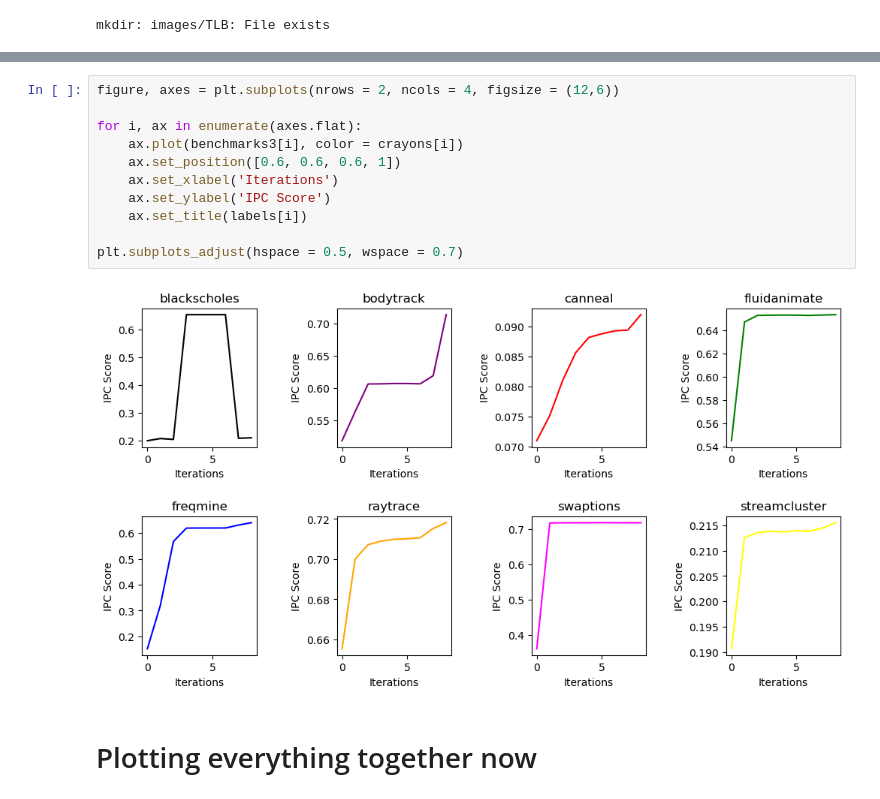
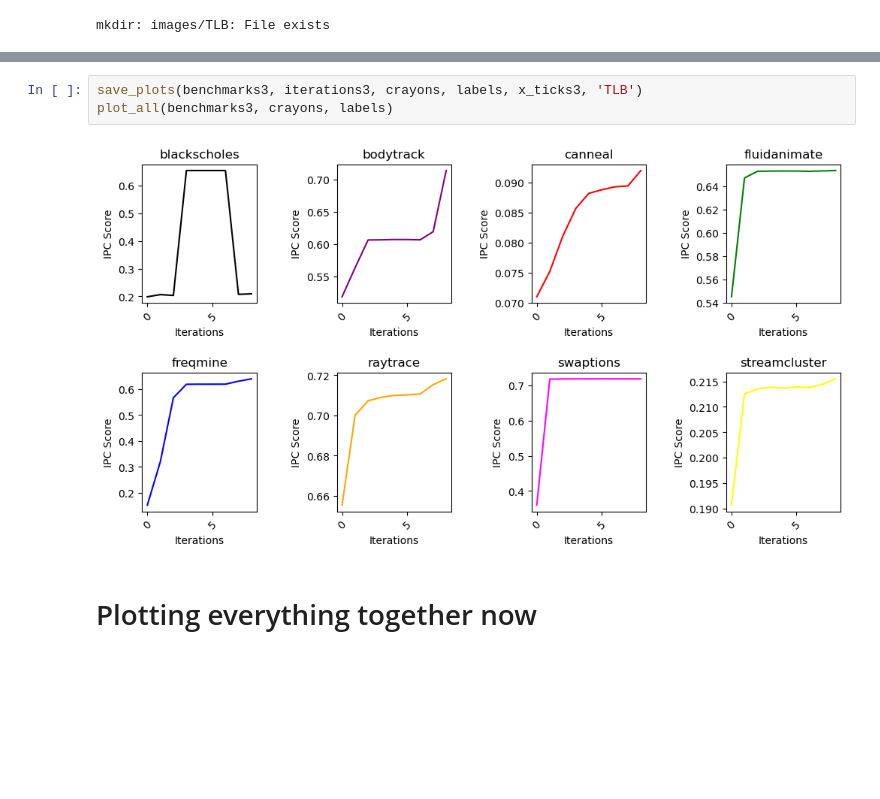
Before and after one commit to PeterAvgerinos/Data-Analysis-and-Machine-Learning, a Jupyter notebook: Exercises/AnalyzingPinData/AnalyzingPinData.ipynb, the cells around one changed output, grey strips where cells are left out. Saved outputs shown, nothing was run; the diff lists cells and outputs as text; blank space fills up the shorter version.

```diff
--- a/Exercises/AnalyzingPinData/AnalyzingPinData.ipynb
+++ b/Exercises/AnalyzingPinData/AnalyzingPinData.ipynb
@@ -274,16 +238,8 @@ plt.close()
-# %%
-figure, axes = plt.subplots(nrows = 2, ncols = 4, figsize = (12,6))
-
-for i, ax in enumerate(axes.flat):
-    ax.plot(benchmarks3[i], color = crayons[i])
-    ax.set_position([0.6, 0.6, 0.6, 1])
-    ax.set_xlabel('Iterations')
-    ax.set_ylabel('IPC Score')
-    ax.set_title(labels[i])
-
-plt.subplots_adjust(hspace = 0.5, wspace = 0.7)
-# %% [output]
-[figure, removed]
+# %%
+save_plots(benchmarks3, iterations3, crayons, labels, x_ticks3, 'TLB')
+plot_all(benchmarks3, crayons, labels)
+# %% [output]
+[figure, added]
 # %% [markdown]
 # Plotting everything together now
 # %%
```
Also changed, not shown: parts of 14 cells of this notebook.
